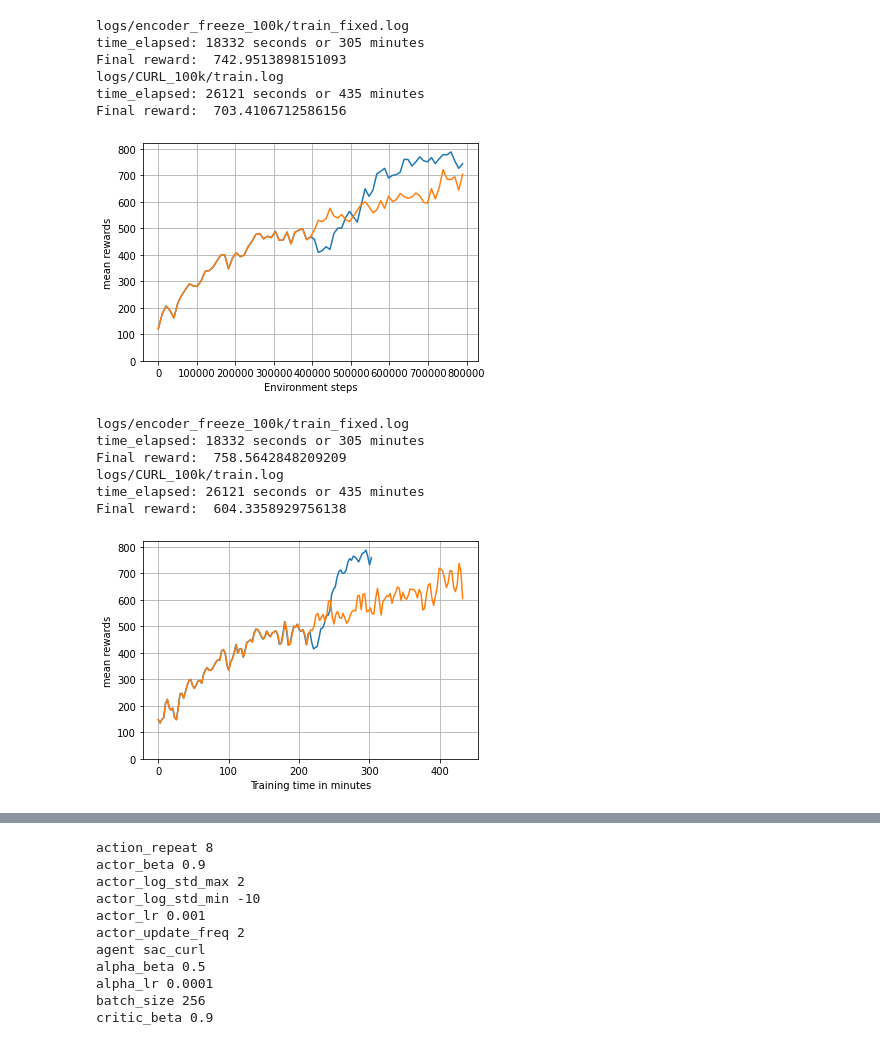
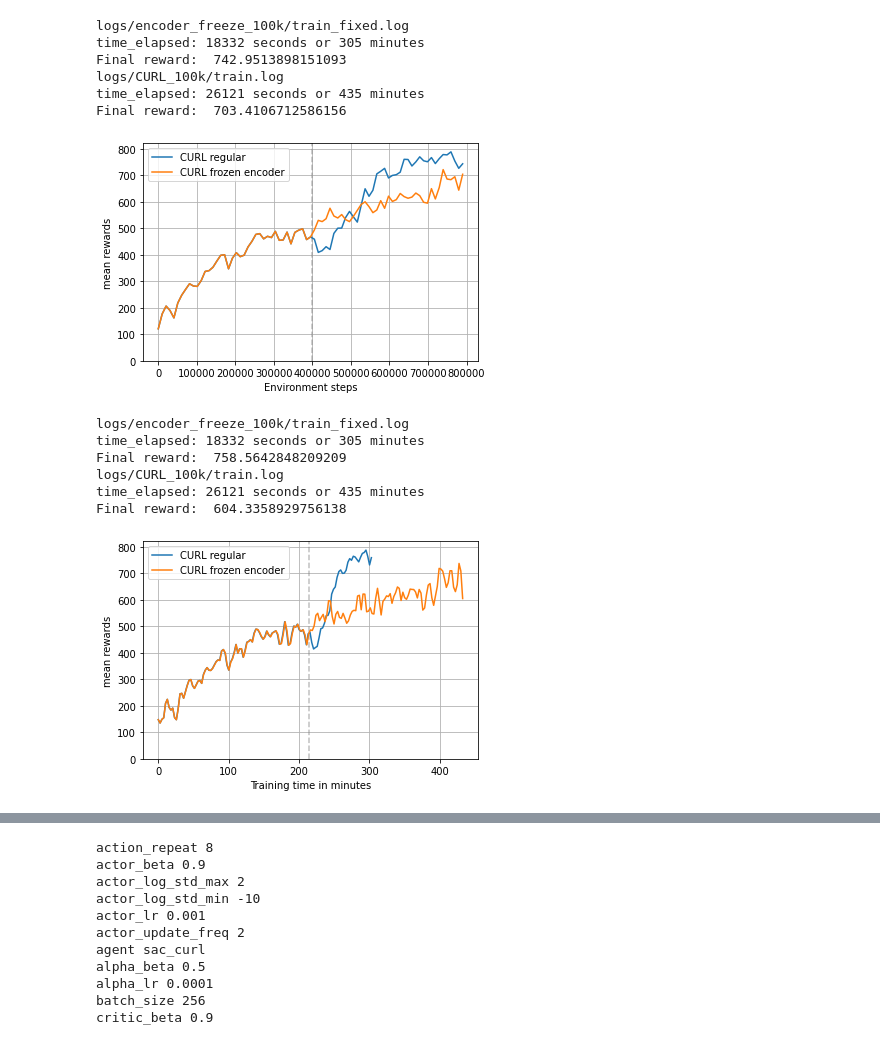
Before and after one commit to gijskoning/ReproducingCURL, a Jupyter notebook: plot.ipynb, the cells around one changed output, grey strips where cells are left out. Drawn from its saved outputs; the diff is of its cells as text; code cells hidden in the pictures.

```diff
--- a/plot.ipynb
+++ b/plot.ipynb
@@ -14,45 +14,53 @@ from train import make_agent, parse_args
 
 calculate_average_each_step = 10000
 average_over_last_steps = 15000
-plot_data("encoder_freeze_100k/train_fixed.log", average_over_last_steps=average_over_last_steps,
+plots = []
+plt.axvline(x=400000, color='grey', linestyle='dashed', alpha=0.5)
+_, plot = plot_data("encoder_freeze_100k/train_fixed.log", average_over_last_steps=average_over_last_steps,
           calculate_average_each_step=calculate_average_each_step,
           max_step=8e5)
-
-plot_data("CURL_100k/train.log", average_over_last_steps=average_over_last_steps,
+plots.append(plot)
+_, plot = plot_data("CURL_100k/train.log", average_over_last_steps=average_over_last_steps,
           calculate_average_each_step=calculate_average_each_step, max_step=8e5)
+plots.append(plot)
 plt.ylim((0,820))
 plt.grid()
+plt.legend(plots, ["CURL regular", "CURL frozen encoder"])
 plt.savefig("docs/images/freezed_encoder_steps")
 plt.show()
 
 calculate_average_each_step_time = calculate_average_each_step /65
 average_over_last_steps_time = average_over_last_steps /50
-plot_data("encoder_freeze_100k/train_fixed.log", average_over_last_steps=average_over_last_steps_time,
+plt.axvline(x=215, color='grey', linestyle='dashed', alpha=0.5)
+_, plot = plot_data("encoder_freeze_100k/train_fixed.log", average_over_last_steps=average_over_last_steps_time,
           calculate_average_each_step=calculate_average_each_step_time,
           max_step=8e5+10, x_axis_duration=True)
-
-plot_data("CURL_100k/train.log", average_over_last_steps=average_over_last_steps_time,
+plots.append(plot)
+_, plot = plot_data("CURL_100k/train.log", average_over_last_steps=average_over_last_steps_time,
           calculate_average_each_step=calculate_average_each_step_time, max_step=8e5, x_axis_duration=True)
+plots.append(plot)
+plt.legend(plots, ["CURL regular", "CURL frozen encoder"])
 # plt.xlabel()
 plt.ylim((0,820))
+
 plt.grid()
 plt.savefig("docs/images/freezed_encoder_minutes")
 plt.show()
 # %% [output]
 logs/encoder_freeze_100k/train_fixed.log
 time_elapsed: 18332 seconds or 305 minutes
 Final reward:  742.9513898151093
 logs/CURL_100k/train.log
 time_elapsed: 26121 seconds or 435 minutes
 Final reward:  703.4106712586156
-[figure, old version]
+[figure, new version]
 logs/encoder_freeze_100k/train_fixed.log
 time_elapsed: 18332 seconds or 305 minutes
 Final reward:  758.5642848209209
 logs/CURL_100k/train.log
 time_elapsed: 26121 seconds or 435 minutes
 Final reward:  604.3358929756138
-[figure, old version]
+[figure, new version]
 # %%
 # plotting Curl 5,50 and 100 k
 average_over_last_steps = 20000
```
Also changed, not shown: parts of 2 cells of this notebook.
